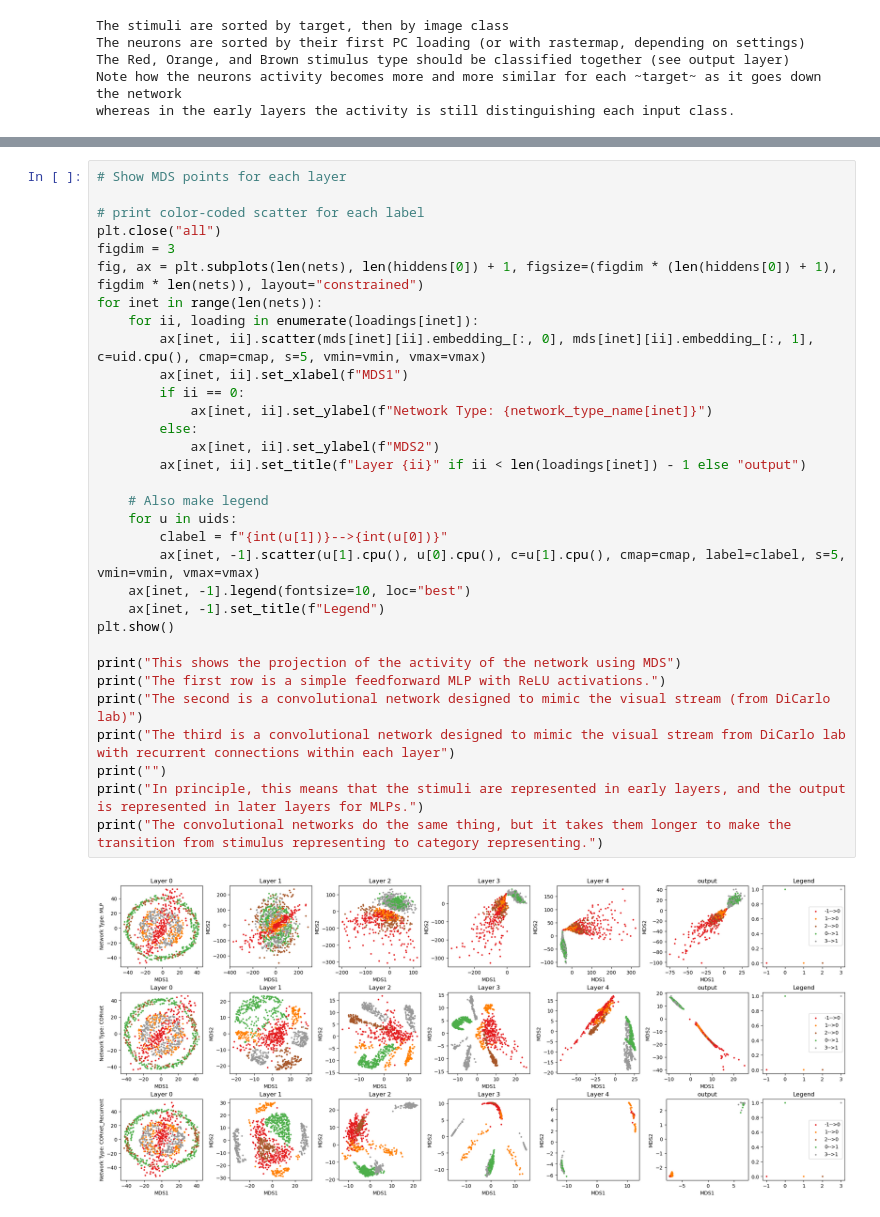
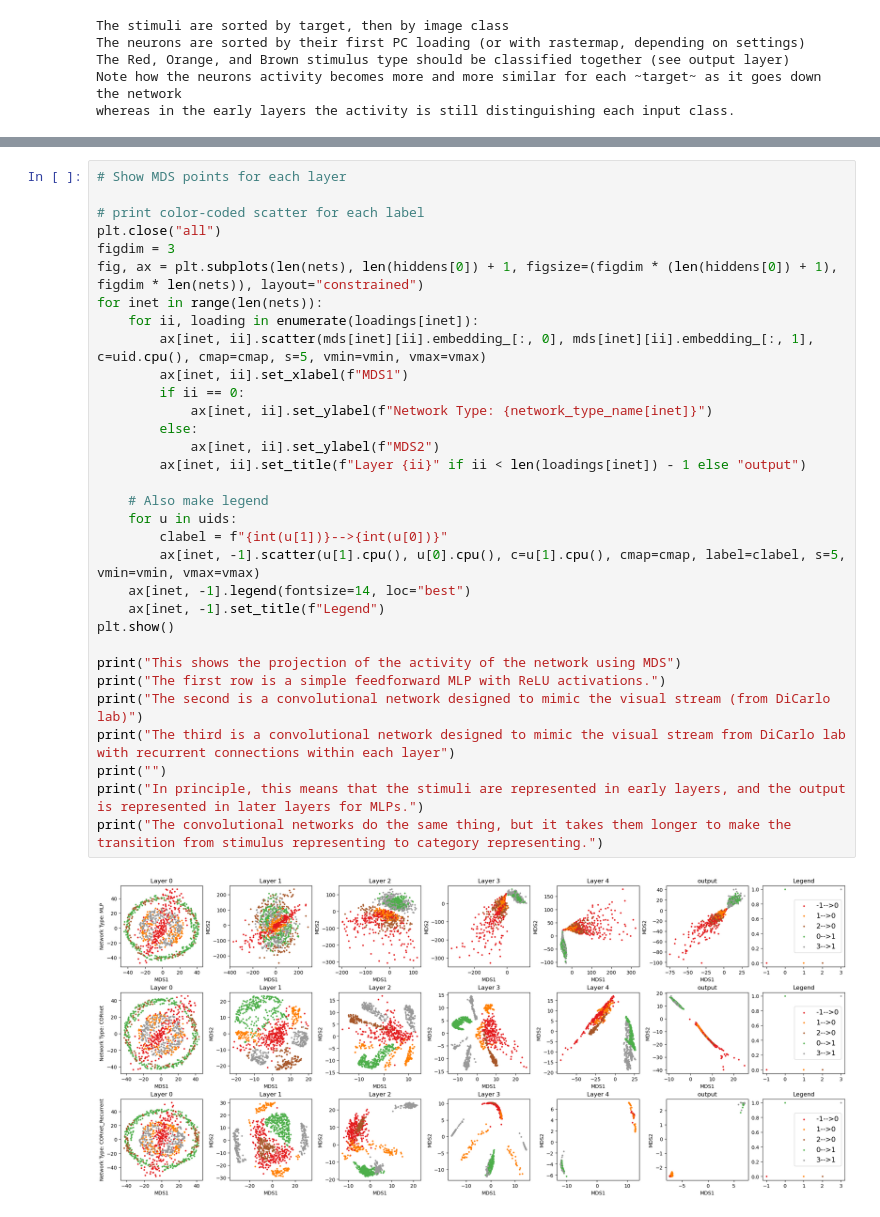
Before and after one commit to landoskape/bg-representational-split, a Jupyter notebook: workspace.ipynb, the cells around one changed output, grey strips where cells are left out. Saved outputs shown, nothing was run; the diff lists cells and outputs as text.

```diff
--- a/workspace.ipynb
+++ b/workspace.ipynb
@@ -315,35 +320,35 @@ Working on network 3/3, layer: 6/6
 
 # print color-coded scatter for each label
 plt.close("all")
 figdim = 3
 fig, ax = plt.subplots(len(nets), len(hiddens[0]) + 1, figsize=(figdim * (len(hiddens[0]) + 1), figdim * len(nets)), layout="constrained")
 for inet in range(len(nets)):
     for ii, loading in enumerate(loadings[inet]):
         ax[inet, ii].scatter(mds[inet][ii].embedding_[:, 0], mds[inet][ii].embedding_[:, 1], c=uid.cpu(), cmap=cmap, s=5, vmin=vmin, vmax=vmax)
         ax[inet, ii].set_xlabel(f"MDS1")
         if ii == 0:
             ax[inet, ii].set_ylabel(f"Network Type: {network_type_name[inet]}")
         else:
             ax[inet, ii].set_ylabel(f"MDS2")
         ax[inet, ii].set_title(f"Layer {ii}" if ii < len(loadings[inet]) - 1 else "output")
 
     # Also make legend
     for u in uids:
         clabel = f"{int(u[1])}-->{int(u[0])}"
         ax[inet, -1].scatter(u[1].cpu(), u[0].cpu(), c=u[1].cpu(), cmap=cmap, label=clabel, s=5, vmin=vmin, vmax=vmax)
-    ax[inet, -1].legend(fontsize=10, loc="best")
+    ax[inet, -1].legend(fontsize=14, loc="best")
     ax[inet, -1].set_title(f"Legend")
 plt.show()
 
 print("This shows the projection of the activity of the network using MDS")
 print("The first row is a simple feedforward MLP with ReLU activations.")
 print("The second is a convolutional network designed to mimic the visual stream (from DiCarlo lab)")
 print("The third is a convolutional network designed to mimic the visual stream from DiCarlo lab with recurrent connections within each layer")
 print("")
 print("In principle, this means that the stimuli are represented in early layers, and the output is represented in later layers for MLPs.")
 print("The convolutional networks do the same thing, but it takes them longer to make the transition from stimulus representing to category representing.")
 # %% [output]
-[figure, old version]
+[figure, new version]
 This shows the projection of the activity of the network using MDS
 The first row is a simple feedforward MLP with ReLU activations.
 The second is a convolutional network designed to mimic the visual stream (from DiCarlo lab)
```
Also changed, not shown: parts of 4 cells of this notebook.
